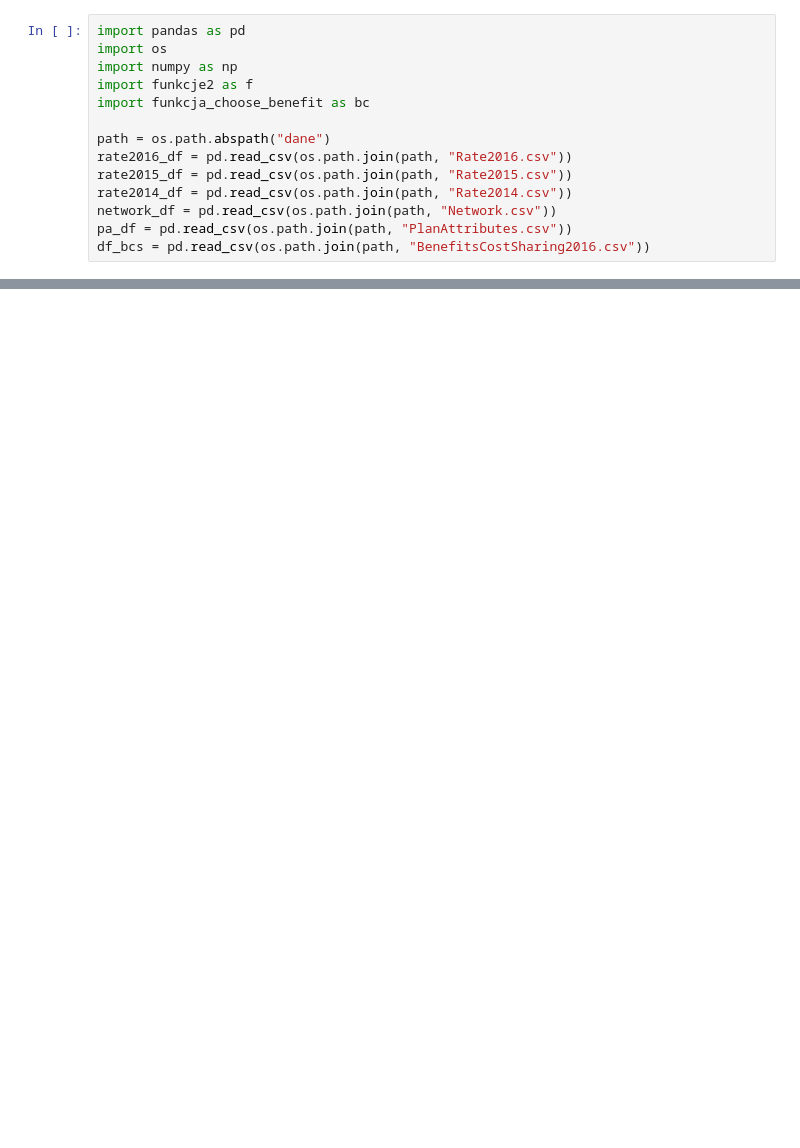
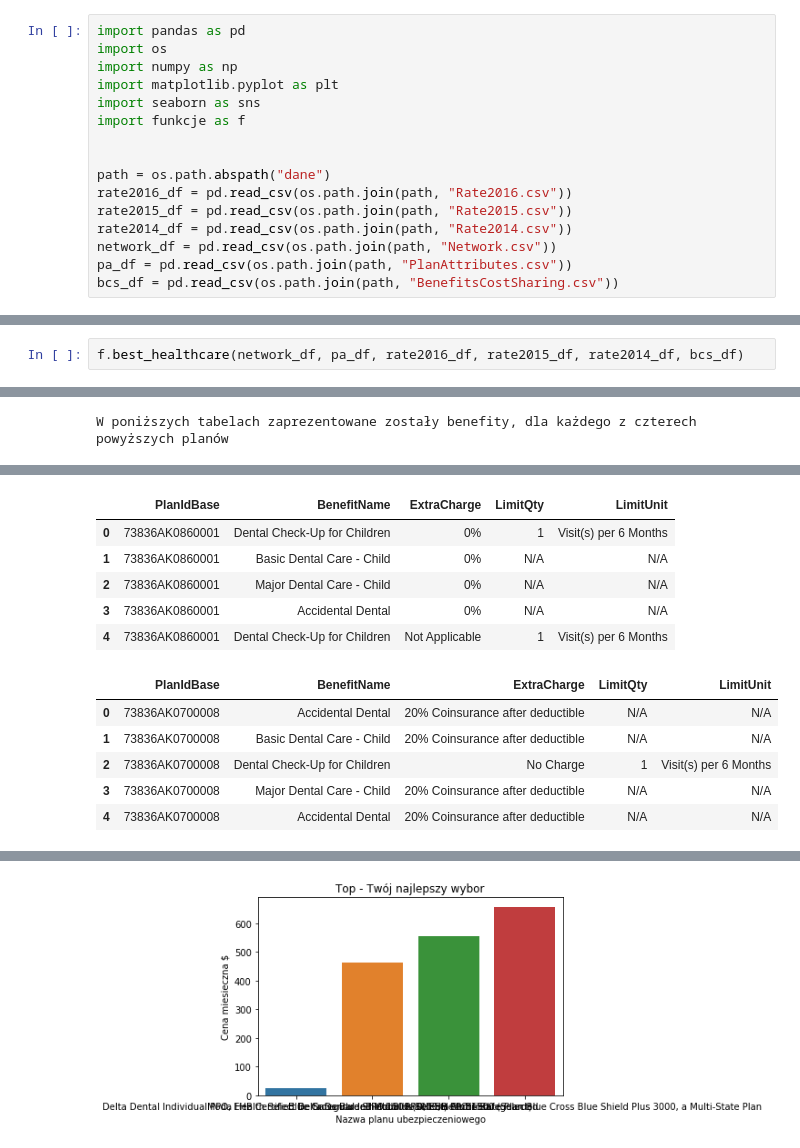
Before and after one commit to infoshareacademy/jdszr1-us-election, a Jupyter notebook: analiza_danych_python/ubezpieczenia_app/ubezpieczenia_app.ipynb, the cells around one changed output, grey strips where cells are left out. Saved outputs shown, nothing was run; the diff lists cells and outputs as text; blank space fills up the shorter version.

```diff
--- a/analiza_danych_python/ubezpieczenia_app/ubezpieczenia_app.ipynb
+++ b/analiza_danych_python/ubezpieczenia_app/ubezpieczenia_app.ipynb
@@ -2,8 +2,10 @@
 import pandas as pd
 import os
 import numpy as np
-import funkcje2 as f
-import funkcja_choose_benefit as bc
+import matplotlib.pyplot as plt
+import seaborn as sns
+import funkcje as f
+
 
 path = os.path.abspath("dane")
 rate2016_df = pd.read_csv(os.path.join(path, "Rate2016.csv"))
@@ -11,4 +13,4 @@ rate2015_df = pd.read_csv(os.path.join(path, "Rate2015.csv"))
 rate2014_df = pd.read_csv(os.path.join(path, "Rate2014.csv"))
 network_df = pd.read_csv(os.path.join(path, "Network.csv"))
 pa_df = pd.read_csv(os.path.join(path, "PlanAttributes.csv"))
-df_bcs = pd.read_csv(os.path.join(path, "BenefitsCostSharing2016.csv"))
+bcs_df = pd.read_csv(os.path.join(path, "BenefitsCostSharing.csv"))
@@ -81,0 +17,3 @@ W poniższej tabeli są zaprezentowane benefity, dla każdego z czterech powyżs
+# %%
+f.best_healthcare(network_df, pa_df, rate2016_df, rate2015_df, rate2014_df, bcs_df)
+# %% [output]
@@ -81,0 +38 @@ W poniższej tabeli są zaprezentowane benefity, dla każdego z czterech powyżs
+W poniższych tabelach zaprezentowane zostały benefity, dla każdego z czterech powyższych planów
@@ -81,0 +45,12 @@ W poniższej tabeli są zaprezentowane benefity, dla każdego z czterech powyżs
+|  | PlanIdBase | BenefitName | ExtraCharge | LimitQty | LimitUnit |
+| 0 | 73836AK0860001 | Dental Check-Up for Children | 0% | 1 | Visit(s) per 6 Months |
+| 1 | 73836AK0860001 | Basic Dental Care - Child | 0% | N/A | N/A |
+| 2 | 73836AK0860001 | Major Dental Care - Child | 0% | N/A | N/A |
+| 3 | 73836AK0860001 | Accidental Dental | 0% | N/A | N/A |
+| 4 | 73836AK0860001 | Dental Check-Up for Children | Not Applicable | 1 | Visit(s) per 6 Months |
+|  | PlanIdBase | BenefitName | ExtraCharge | LimitQty | LimitUnit |
+| 0 | 73836AK0700008 | Accidental Dental | 20% Coinsurance after deductible | N/A | N/A |
+| 1 | 73836AK0700008 | Basic Dental Care - Child | 20% Coinsurance after deductible | N/A | N/A |
+| 2 | 73836AK0700008 | Dental Check-Up for Children | No Charge | 1 | Visit(s) per 6 Months |
+| 3 | 73836AK0700008 | Major Dental Care - Child | 20% Coinsurance after deductible | N/A | N/A |
+| 4 | 73836AK0700008 | Accidental Dental | 20% Coinsurance after deductible | N/A | N/A |
@@ -81,0 +63 @@ W poniższej tabeli są zaprezentowane benefity, dla każdego z czterech powyżs
+[figure, added]
```
Also changed, not shown: parts of 3 cells of this notebook, 2 other files.
